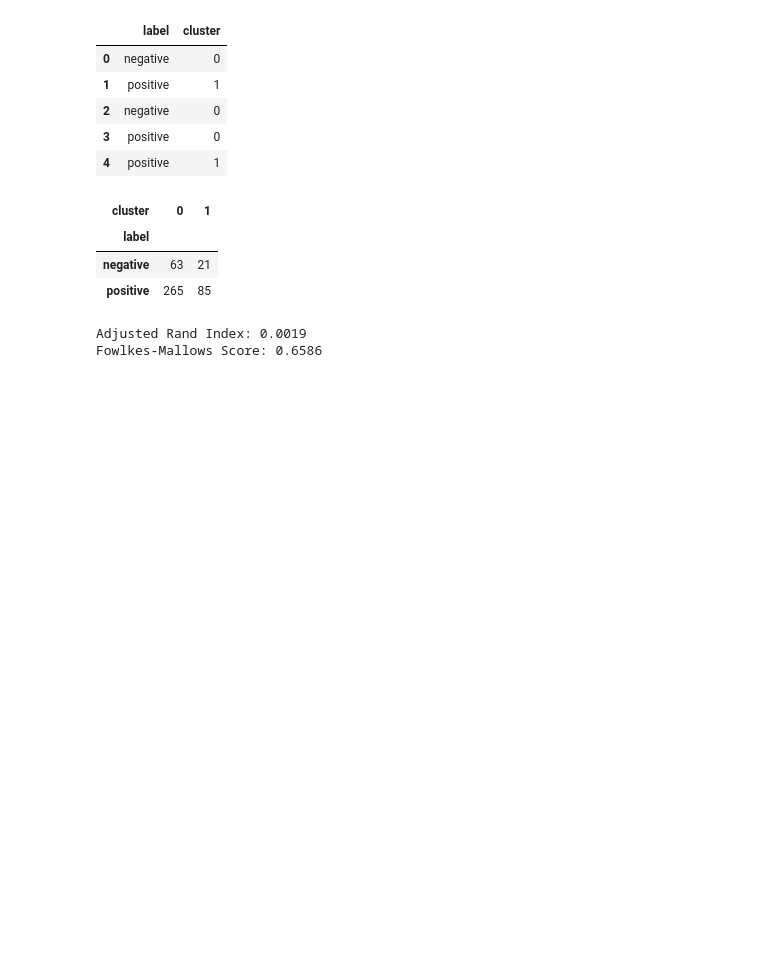
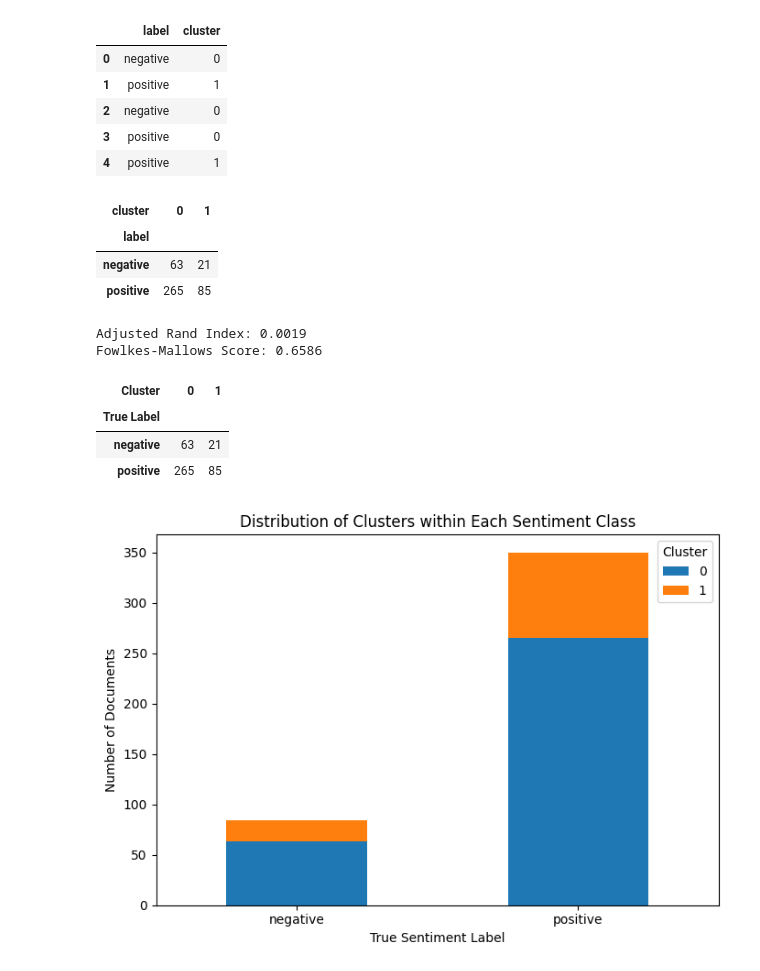
Before and after one commit to Sib26-cyber/TextAnalysis-assignment, a Jupyter notebook: Report_HPR.ipynb, the cells around one changed output. Cells and saved outputs as stored; diff of their text form; code cells hidden in the pictures; blank space fills up the shorter version.

```diff
--- a/Report_HPR.ipynb
+++ b/Report_HPR.ipynb
@@ -552,3 +552,28 @@ print("Fowlkes-Mallows Score:", round(fmi, 4))
 # %% [output]
 Adjusted Rand Index: 0.0019
 Fowlkes-Mallows Score: 0.6586
+# %%
+cluster_crosstab = pd.crosstab(
+    cluster_results["label"],
+    cluster_results["cluster"],
+    rownames=["True Label"],
+    colnames=["Cluster"]
+)
+
+cluster_crosstab
+# %% [output]
+| Cluster | 0 | 1 |
+| True Label |  |  |
+| negative | 63 | 21 |
+| positive | 265 | 85 |
+# %%
+cluster_crosstab.plot(kind="bar", stacked=True, figsize=(7,5))
+plt.title("Distribution of Clusters within Each Sentiment Class")
+plt.xlabel("True Sentiment Label")
+plt.ylabel("Number of Documents")
+plt.xticks(rotation=0)
+plt.legend(title="Cluster")
+plt.tight_layout()
+plt.show()
+# %% [output]
+[figure, added]
```
Also changed, not shown: parts of 27 cells of this notebook.
